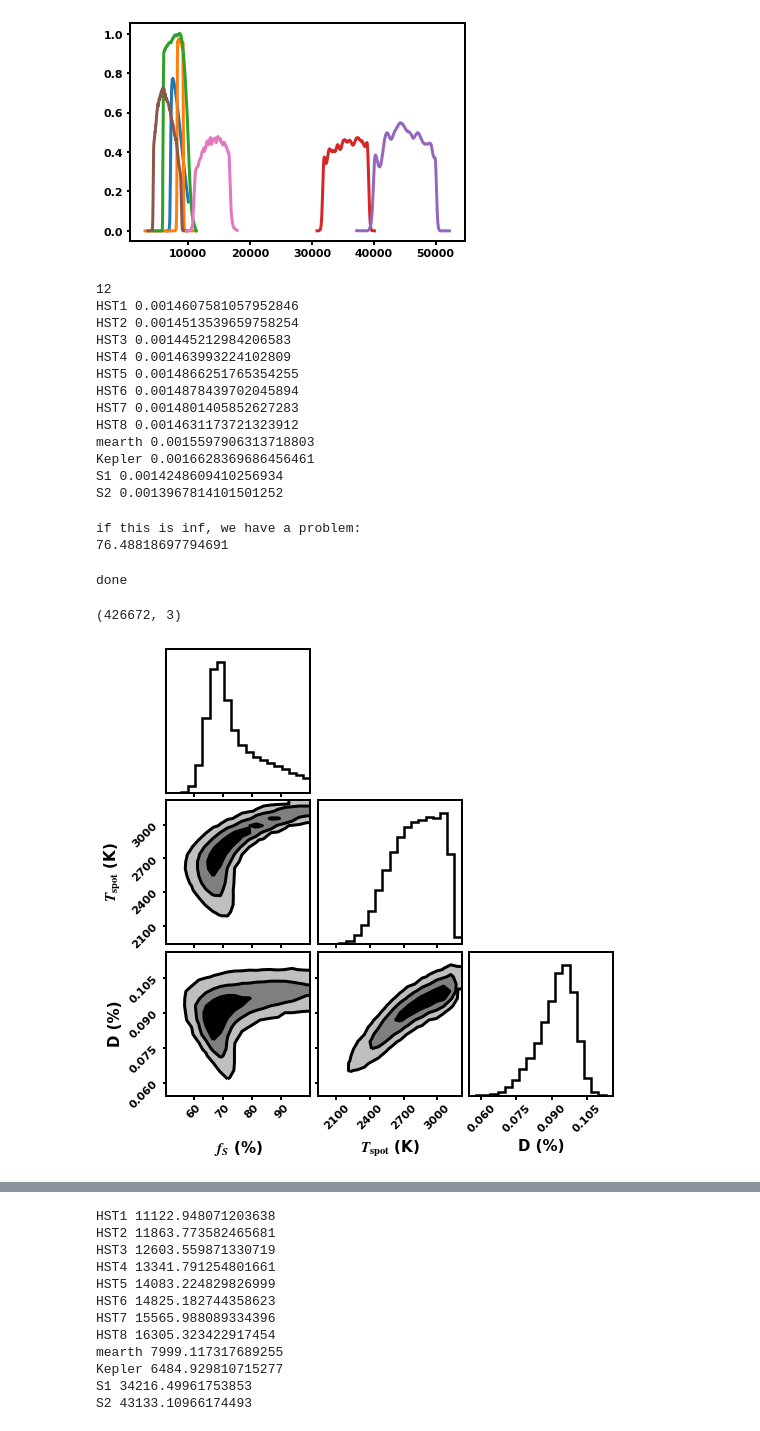
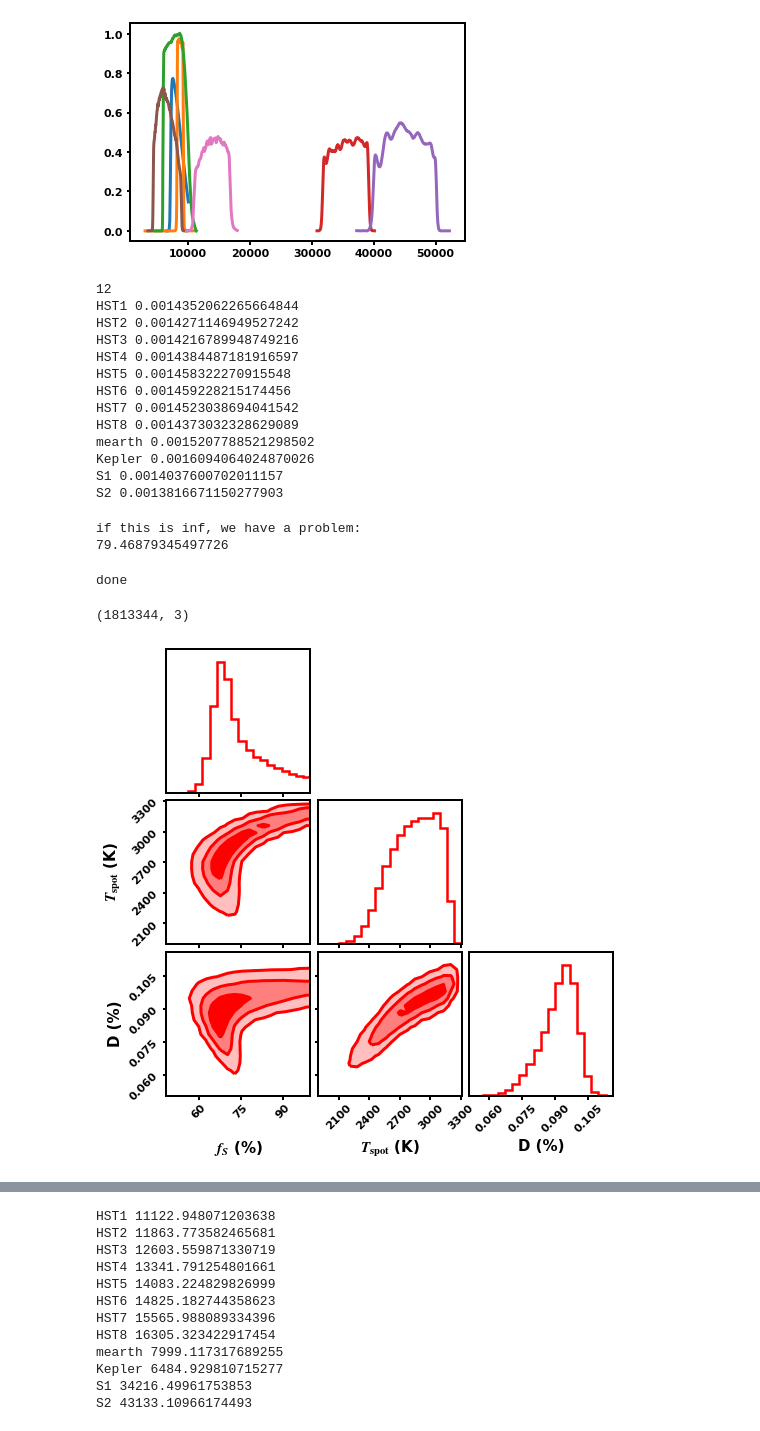
Before and after one commit to awmann/K233Spots, a Jupyter notebook: TransitLightSource.ipynb, the cells around one changed output, grey strips where cells are left out. Drawn from its saved outputs; the diff is of its cells as text; code cells hidden in the pictures.

Commit message:
new runs, new fit, new likelihood

```diff
--- a/TransitLightSource.ipynb
+++ b/TransitLightSource.ipynb
@@ -108,7 +108,7 @@ for i in range(0,np.size(modelteff)):
     tmp = np.array(modelspectra[:,i])
     interpfunc1 = interpolate.interp1d(modelwave, tmp, kind='linear',fill_value="extrapolate")
     modelspec_new = interpfunc1(newlambda)
-    modelspec_new = gf(newlambda, modelspec_new, 10)
+    modelspec_new = gf(newlambda, modelspec_new, 20)
     newmodel[:,i] = modelspec_new
 
 modelwave = newlambda
@@ -322,7 +322,8 @@ def depth_adjust(filt,D,fS,wav,surf,spot):
     newD = (outoftransit_flux-intransit_flux)/outoftransit_flux
     return(newD)
 # %%
-star = getspec(modelteff,modelspectra,3540)
+#star = getspec(modelteff,modelspectra,3540)
+star = getspec(modelteff,modelspectra,3480)
 spot = getspec(modelteff,modelspectra,3200)
 
 fSpot = 0.4
@@ -356,18 +357,18 @@ for i in range(0,np.size(filters)):
 # plt.show()
 # %% [output]
 12
-HST1 0.0014607581057952846
-HST2 0.0014513539659758254
-HST3 0.001445212984206583
-HST4 0.001463993224102809
-HST5 0.0014866251765354255
-HST6 0.0014878439702045894
-HST7 0.0014801405852627283
-HST8 0.0014631173721323912
-mearth 0.0015597906313718803
-Kepler 0.0016628369686456461
-S1 0.0014248609410256934
-S2 0.0013967814101501252
+HST1 0.0014352062265664844
+HST2 0.0014271146949527242
+HST3 0.0014216789948749216
+HST4 0.0014384487181916597
+HST5 0.001458322270915548
+HST6 0.001459228215174456
+HST7 0.0014523038694041542
+HST8 0.0014373032328629089
+mearth 0.0015207788521298502
+Kepler 0.0016094064024870026
+S1 0.0014037600702011157
+S2 0.0013816671150277903
 # %%
 ## read in some data
 depth, errp, errm = np.loadtxt('bins_result_run46.dat',unpack=True,skiprows=1)
@@ -379,8 +380,10 @@ def ln_prior(theta):
         return -np.inf
     return 0
 
-def ln_likelihood(theta, depth_obs, depth_errp, depth_errm, filters, star, modelteff,modelspectra, swave):
+def ln_likelihood(theta, depth_obs, depth_errp, depth_errm, filters, modelteff,modelspectra, swave):
     fS, Tspot, D = theta
+    Tstar = 3540
+    star = getspec(modelteff,modelspectra,Tstar)
     spot = getspec(modelteff,modelspectra,Tspot)
 
     depth_model = []
@@ -397,11 +400,11 @@ def ln_likelihood(theta, depth_obs, depth_errp, depth_errm, filters, star, model
     return output
 
 
-def ln_posterior(theta, depth_obs, depth_errp, depth_errm, filters, star, modelteff,modelspectra, swave):
+def ln_posterior(theta, depth_obs, depth_errp, depth_errm, filters, modelteff,modelspectra, swave):
     ln_p = ln_prior(theta)
     if not np.isfinite(ln_p):
         return -np.inf
-    ln_like = ln_likelihood(theta, depth_obs, depth_errp, depth_errm, filters, star, modelteff,modelspectra, swave)
+    ln_like = ln_likelihood(theta, depth_obs, depth_errp, depth_errm, filters, modelteff,modelspectra, swave)
     if not np.isfinite(ln_like):
         return -np.inf
     return ln_p + ln_like
@@ -411,13 +414,13 @@ nthreads = 12
 initial_guesses = [0.6, 2900, 0.001]
 star = getspec(modelteff,modelspectra,3470)
 print('if this is inf, we have a problem:')
-print(ln_posterior(initial_guesses,depth,errp,errm,filters,star,modelteff,modelspectra,modelwave))
+print(ln_posterior(initial_guesses,depth,errp,errm,filters,modelteff,modelspectra,modelwave))
 pos0 = [initial_guesses*(1+0.01*np.random.randn(ndim)) for i in range(nwalkers)]
 # %% [output]
 if this is inf, we have a problem:
-76.48818697794691
+79.46879345497726
 # %%
-nsteps = 40000
+nsteps = 50000
 burn =(nsteps//3)
 thin = 1
 
@@ -426,7 +429,7 @@ thin = 1
 #sampler.run_mcmc(pos0, nsteps,progress=True)
 filename = "Transspec"+str(num)+".h5"
 backend = emcee.backends.HDFBackend(filename)
-sampler = emcee.EnsembleSampler(nwalkers, ndim, ln_posterior, args=(depth,errp,errm,filters,star,modelteff,modelspectra,modelwave), backend=backend, threads=nthreads)
+sampler = emcee.EnsembleSampler(nwalkers, ndim, ln_posterior, args=(depth,errp,errm,filters,modelteff,modelspectra,modelwave), backend=backend, threads=nthreads)
 sampler.run_mcmc(pos0, nsteps,progress=True)
 
 print('done')
@@ -435,24 +438,24 @@ done
 # %%
 flat = np.array(sampler.get_chain(discard=burn, thin=thin, flat=True))
 
 flat_samples = np.array(flat)
 #flat_samples[:,2]= np.log(flat_samples[:,2])
 #flat_samples[:,1]= np.log10(flat_samples[:,1])
 flat_samples[:,2]*=100
 flat_samples[:,0]*=100
 labels = [r'$f_{S}$ (%)',r'$T_{\rm{spot}}$ (K)','D (%)']
 print(flat_samples.shape)
 fig = corner.corner(
-    flat_samples, labels=labels,# show_titles=True,
+    flat_samples, labels=labels,color='red',#show_titles=True,title_fmt='.0f',
     fill_contours=True, plot_datapoints=False,title_kwargs={"fontsize": 11},#title_fmt='.3f',
     hist_kwargs={"linewidth": 2.5},levels=[(1-np.exp(-0.5)),(1-np.exp(-2)),(1-np.exp(-4.5))]
 );
 
 #plt.show()
 plt.savefig('Transspec_Cornerspots.pdf')
 # %% [output]
-(426672, 3)
+(1813344, 3)
-[figure, old version]
+[figure, new version]
 # %%
 fig, axes = plt.subplots(ndim, figsize=(10, 7), sharex=True)
 samples = sampler.get_chain(discard=burn)
```
Also changed, not shown: parts of 4 cells of this notebook, 7 other files.
